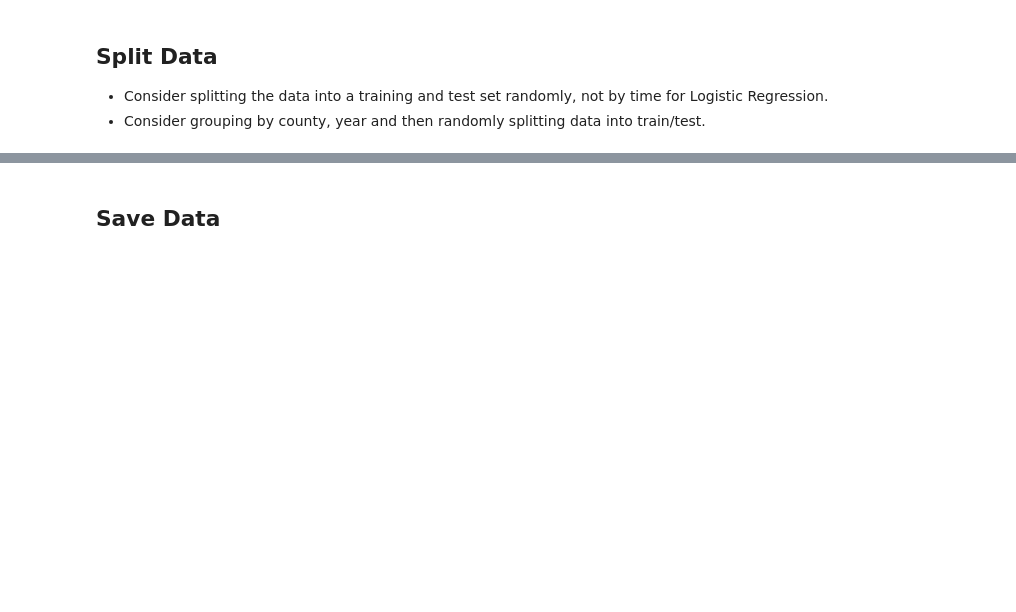
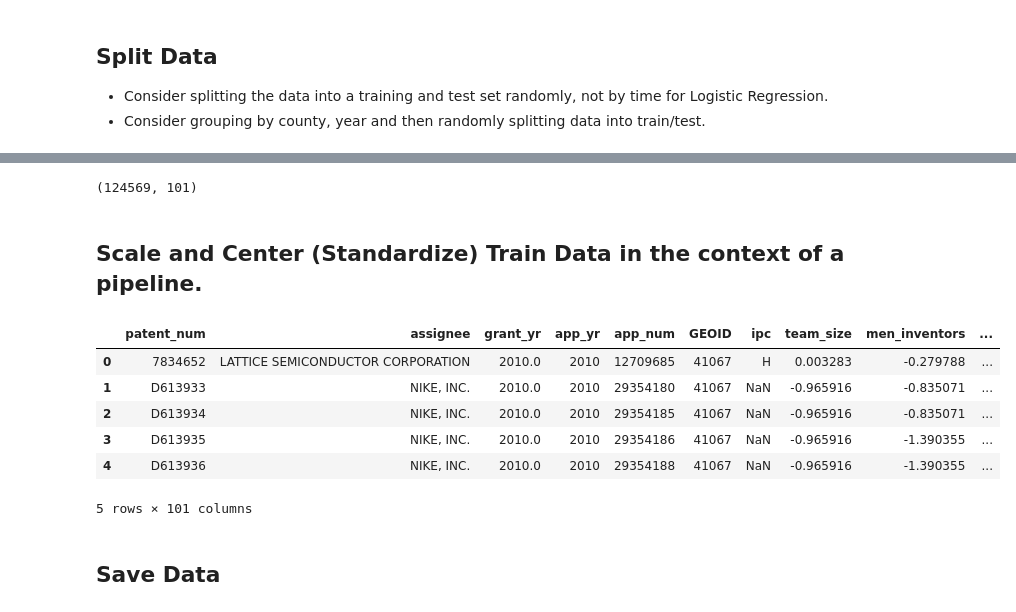
Before and after one commit to mhk9c/patents22, a Jupyter notebook: 8_clean_merged.ipynb, the cells around one changed output, grey strips where cells are left out. Cells and saved outputs as stored; diff of their text form; code cells hidden in the pictures; blank space fills up the shorter version.

Commit message:
Train Data Standardized
Data Dictionary also updated

```diff
--- a/8_clean_merged.ipynb
+++ b/8_clean_merged.ipynb
@@ -364,8 +362,32 @@ patents_train_val.shape
 # %%
 ## Test Data Application Years: 2018-2019
 
-patents_test_val = patents_full.query("app_yr >= 2018 & app_yr <= 2019")
-patents_test_val.shape
+patents_test = patents_full.query("app_yr >= 2018 & app_yr <= 2019")
+patents_test.shape
+# %% [output]
+(124569, 101)
+# %% [markdown]
+## Scale and Center (Standardize) Train Data in the context of a pipeline.
+# %%
+from sklearn.preprocessing import StandardScaler
+from sklearn.compose import ColumnTransformer
+scaler = StandardScaler()
+train = patents_train_val.copy()
+# %%
+features = train[numeric]
+scaler = StandardScaler().fit(features.values)
+features = scaler.transform(features.values)
+train[numeric] = features
+# %%
+train.head(5)
+# %% [output]
+|  | patent_num | assignee | grant_yr | app_yr | app_num | GEOID | ipc | team_size | men_inventors | ... |
+| 0 | 7834652 | LATTICE SEMICONDUCTOR CORPORATION | 2010.0 | 2010 | 12709685 | 41067 | H | 0.003283 | -0.279788 | ... |
+| 1 | D613933 | NIKE, INC. | 2010.0 | 2010 | 29354180 | 41067 | NaN | -0.965916 | -0.835071 | ... |
+| 2 | D613934 | NIKE, INC. | 2010.0 | 2010 | 29354185 | 41067 | NaN | -0.965916 | -0.835071 | ... |
+| 3 | D613935 | NIKE, INC. | 2010.0 | 2010 | 29354186 | 41067 | NaN | -0.965916 | -1.390355 | ... |
+| 4 | D613936 | NIKE, INC. | 2010.0 | 2010 | 29354188 | 41067 | NaN | -0.965916 | -1.390355 | ... |
+5 rows × 101 columns
 # %% [markdown]
 ## Save Data
 # %%
```
Also changed, not shown: parts of 12 cells of this notebook.
